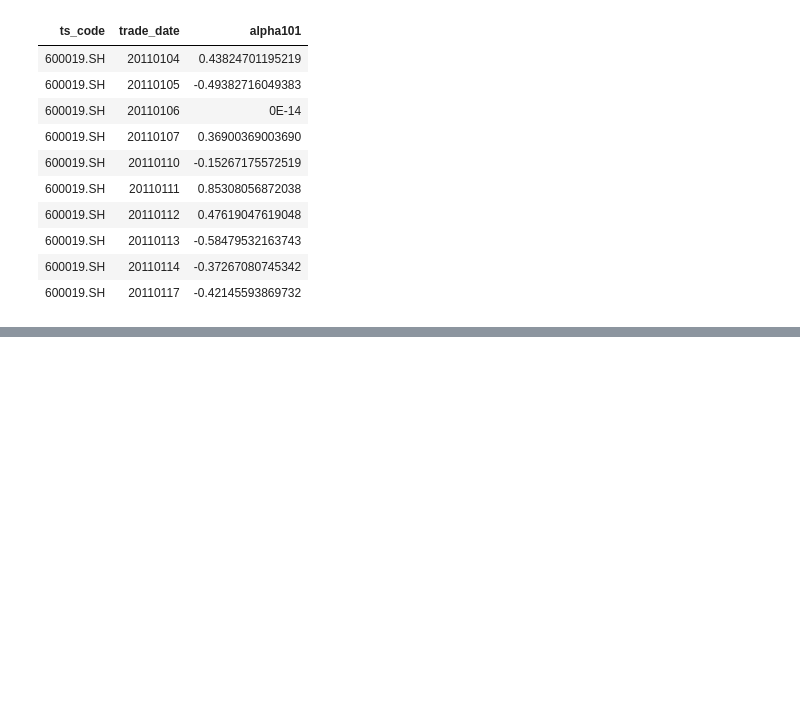
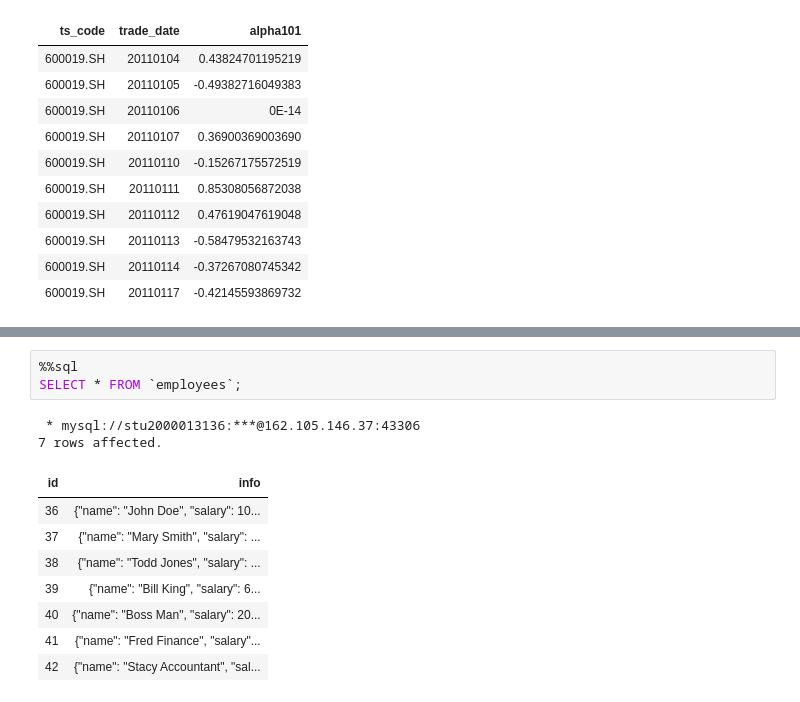
Before and after one commit to YukihoKirihara/Intern3-Not-Only-SQL, a Jupyter notebook: intern3.ipynb, the cells around one changed output, grey strips where cells are left out. Drawn from its saved outputs; the diff is of its cells as text; blank space fills up the shorter version.

Commit message:
exercise 2, operation 1, load json to sql table

```diff
--- a/intern3.ipynb
+++ b/intern3.ipynb
@@ -342,0 +421,14 @@ LIMIT 10;
+# %%
+%%sql
+SELECT * FROM `employees`;
+# %% [output]
+ * mysql://stu2000013136:***@162.105.146.37:43306
+7 rows affected.
+| id | info |
+| 36 | {"name": "John Doe", "salary": 10... |
+| 37 | {"name": "Mary Smith", "salary": ... |
+| 38 | {"name": "Todd Jones", "salary": ... |
+| 39 | {"name": "Bill King", "salary": 6... |
+| 40 | {"name": "Boss Man", "salary": 20... |
+| 41 | {"name": "Fred Finance", "salary"... |
+| 42 | {"name": "Stacy Accountant", "sal... |
```
Also changed, not shown: parts of 4 cells of this notebook.
